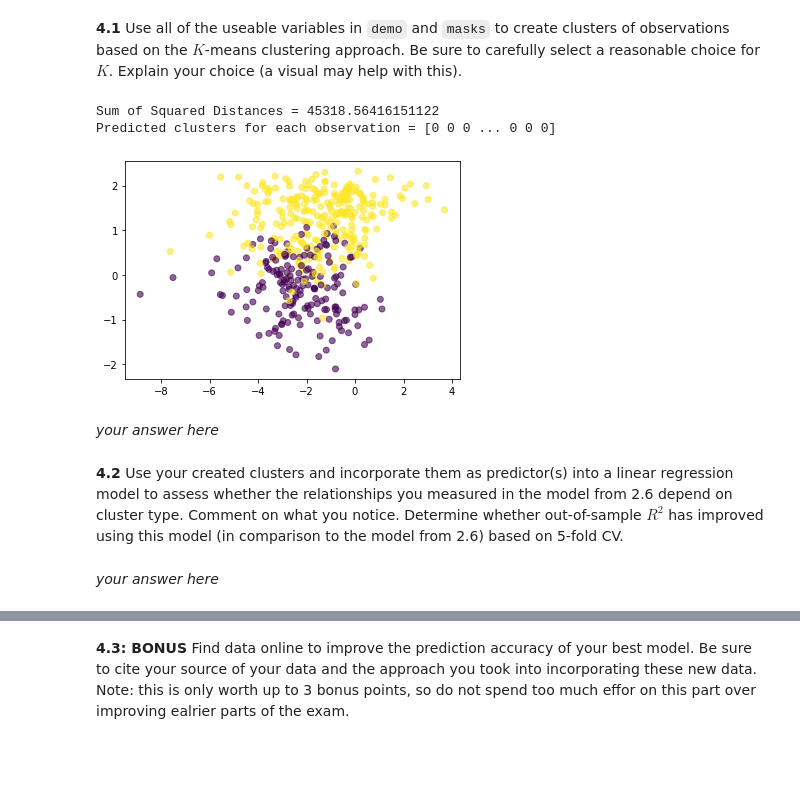
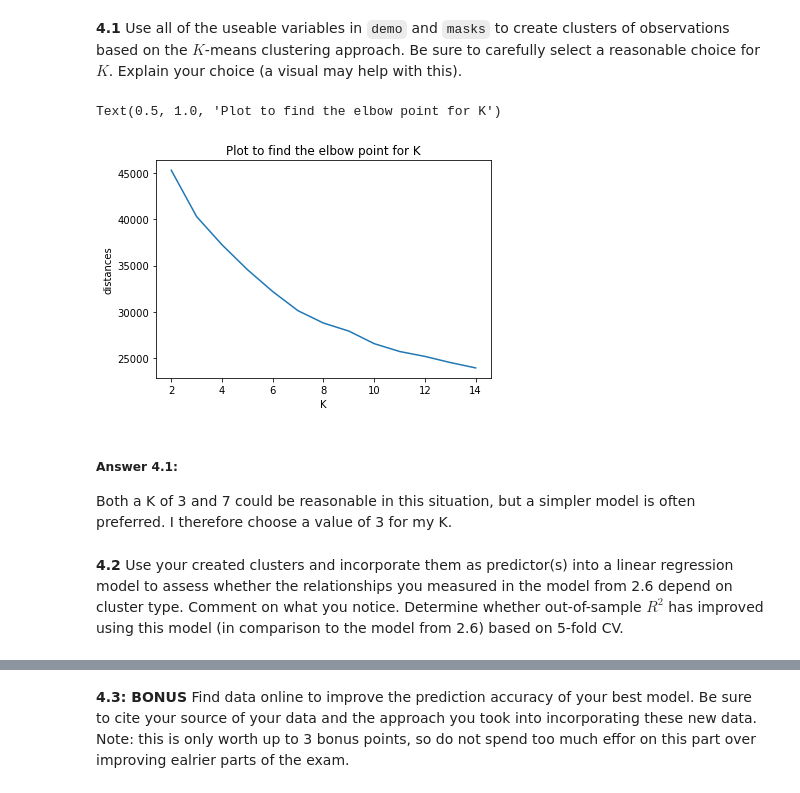
Before and after one commit to kkvalsvik/DataScience_cs109a_Harvard, a Jupyter notebook: cs_s109a_finalexam_2021.ipynb, the cells around one changed output, grey strips where cells are left out. Cells and saved outputs as stored; diff of their text form; code cells hidden in the pictures; blank space fills up the shorter version.

```diff
--- a/cs_s109a_finalexam_2021.ipynb
+++ b/cs_s109a_finalexam_2021.ipynb
@@ -1151,30 +1135,34 @@ The models perform better on the test set than the out-of-sample set. This is pr
 # %%
 from sklearn.cluster import KMeans
 cluster_names = ['fips','population', 'hispanic',
        'minority', 'female', 'unemployed', 'income', 'nodegree', 'bachelor',
        'inactivity', 'obesity', 'density', 'votergap20', 'votergap16', 'never',
        'rarely', 'sometimes', 'frequently', 'always']
 cluster_variables = covid_clean[cluster_names]
 
     # County number 69 and 70 in our covid_clean set has an error as value for Votergap16.
     # This could be modelled, or imputed based on the real values fround from the internet. For simplicity I choose
     # to impute a value of 0, stating equal votes between Clinton and Trump here, since it is only 2 values.
 cluster_variables['votergap16'][68:70] = 0
 # Changing from type object to float:
 cluster_variables['votergap16'] = cluster_variables.votergap16.astype(float)
 
 # Standardizing the variables:
 std_variables = StandardScaler().fit_transform(cluster_variables.iloc[:,1:])
 std_variables = pd.DataFrame(std_variables, columns = cluster_names[1:]) # making dataframe
 # Planned to add in fips, but i don't think it should be done here:
 # std_variables.insert(loc=0, column='fips', value=cluster_variables['fips'])
 
-kmeans2 = KMeans(n_clusters=2, random_state=42).fit(std_variables)
+Ks = np.arange(2,15,1)
+distances = []
+for K in Ks:
+    model = KMeans(n_clusters=K, random_state=42).fit(std_variables)
+    distances = np.append(distances, model.inertia_)
 
-# Plotting clusters:
-plt.scatter(np.log(std_variables['density']),std_variables['always'],c=kmeans2.labels_, alpha=0.6);
-# plt.scatter(std_variables,std_variables, alpha=0.6);
+plt.plot(Ks,distances);
+plt.xlabel('K')
+plt.ylabel('distances')
+plt.title('Plot to find the elbow point for K')
 # %% [output]
-Sum of Squared Distances = 45318.56416151122
-Predicted clusters for each observation = [0 0 0 ... 0 0 0]
+Text(0.5, 1.0, 'Plot to find the elbow point for K')
-[figure, old version]
+[figure, new version]
@@ -1203,4 +1169,5 @@ Predicted clusters for each observation = [0 0 0 ... 0 0 0]
-# %% [markdown]
-*your answer here*
+# %% [markdown]
+##### Answer 4.1:
+Both a K of 3 and 7 could be reasonable in this situation, but a simpler model is often preferred. I therefore choose a value of 3 for my K.
 # %% [markdown]
 **4.2** Use your created clusters and incorporate them as predictor(s) into a linear regression model to assess whether the relationships you measured in the model from 2.6 depend on cluster type.  Comment on what you notice.  Determine whether out-of-sample $R^2$ has improved using this model (in comparison to the model from 2.6) based on 5-fold CV.
@@ -1220,2 +1173,0 @@ Predicted clusters for each observation = [0 0 0 ... 0 0 0]
-# %% [markdown]
-*your answer here*
```
Also changed, not shown: parts of 7 cells of this notebook.
